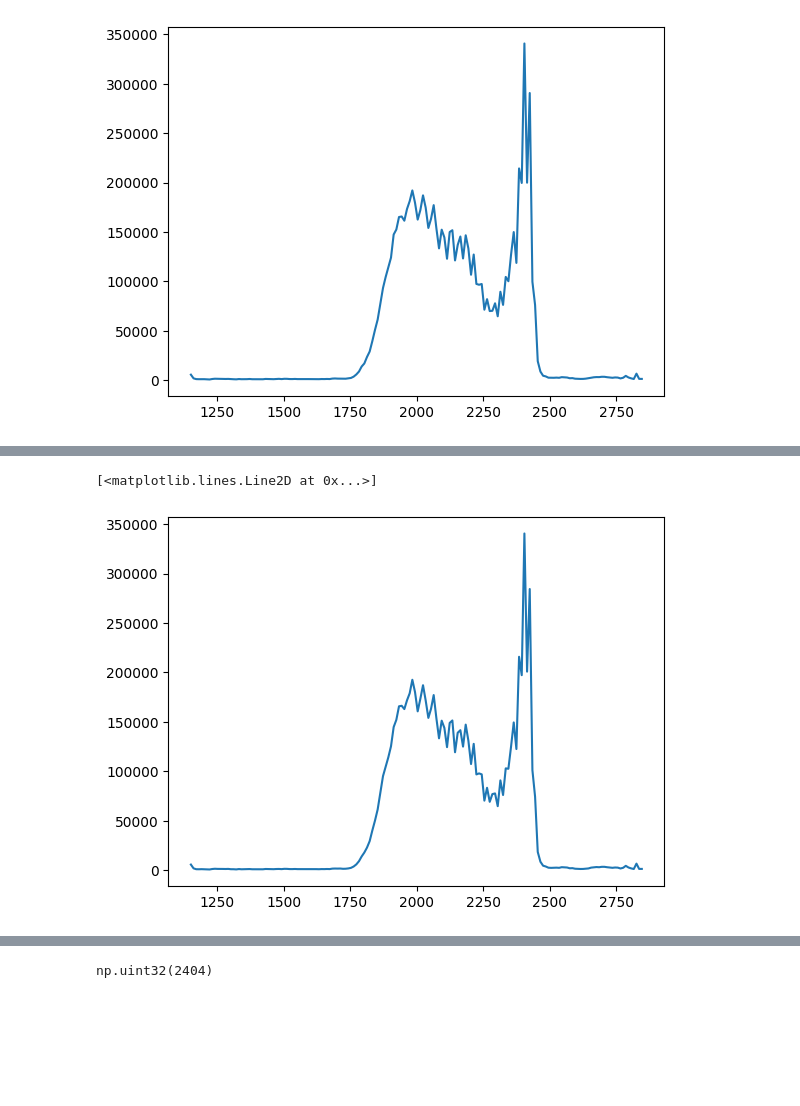
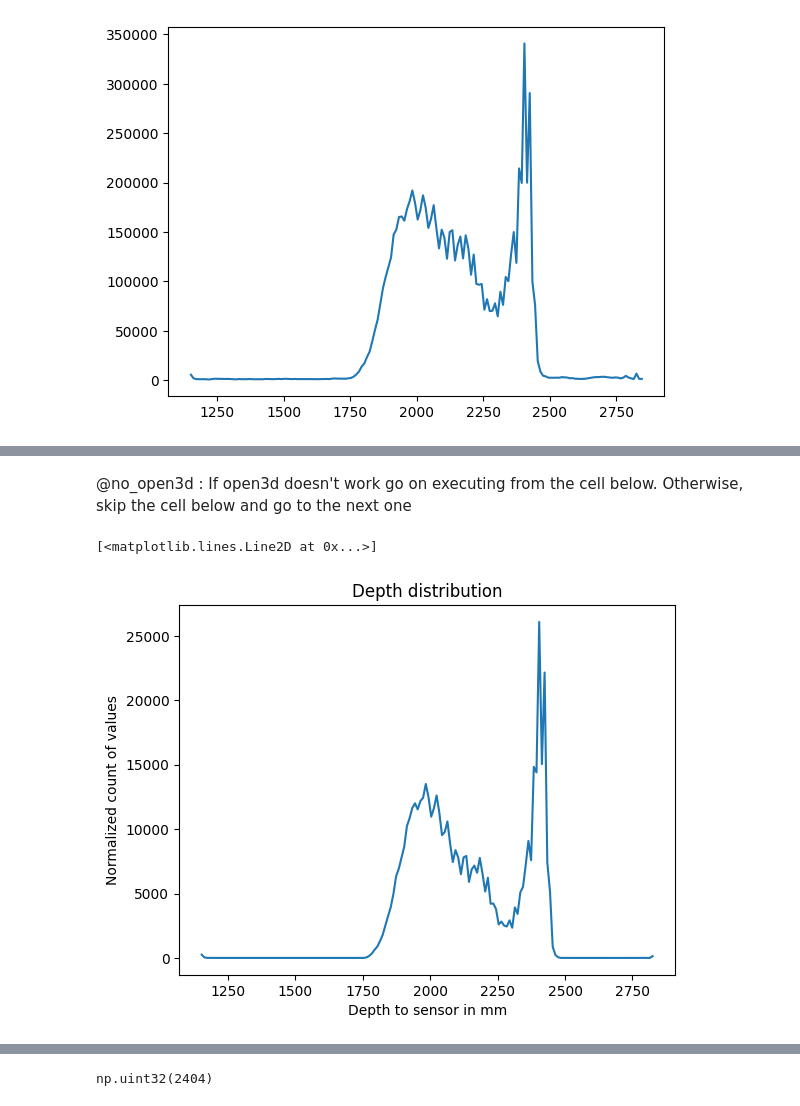
Before and after one commit to arvalis-cigale/stereo-training-course, a Jupyter notebook: stereo.ipynb, the cells around one changed output, grey strips where cells are left out. Drawn from its saved outputs; the diff is of its cells as text; code cells hidden in the pictures; blank space fills up the shorter version.

```diff
--- a/stereo.ipynb
+++ b/stereo.ipynb
@@ -463,3 +458,6 @@ NameError: name 'pcd_xyz_dwn' is not defined
 # Keep only the valid points in the (X,Y,Z) and corresponding (R,G,B) point cloud
 xyz_dwn_filtered = xyz_dwn_filtered[valid_pixels_array]
 rgb_left_dwn_filtered = rgb_left_dwn_filtered[valid_pixels_array]
+# %% [markdown]
+@no_open3d : If open3d doesn't work go on executing from the cell below.
+Otherwise, skip the cell below and go to the next one
@@ -479,16 +481,27 @@ depth_array = np.round(depth_array).astype(np.uint32)
 # %%
 # Plot the depth_array histogram
 
 # We choose a step of 1 cm, which seems a be a correct compromise considering the acquisition system and context.
 hist_range = int((np.max(depth_array) - np.min(depth_array)) / 10.)
 
 # Compute the depth_array histogram
 depth_hist, depth_bins = np.histogram(depth_array, bins=hist_range)
 #depth_hist, depth_bins = np.histogram(depth_array, bins=10)
 
+# We create a new figure
+fig, ax = plt.subplots()
+
+# Name of the horizontal axis
+ax.set_xlabel('Depth to sensor in mm')
+# Name of the vertical axis
+ax.set_ylabel('Normalized count of values')
+
+# Name of the plot
+ax.set_title("Depth distribution")
+
 # Plot the histogram
 plt.plot(depth_bins[1:], depth_hist)
 # %% [output]
 [<matplotlib.lines.Line2D at 0x...>]
-[figure, old version]
+[figure, new version]
 # %%
```
Also changed, not shown: parts of 28 cells of this notebook, 3 other files.
